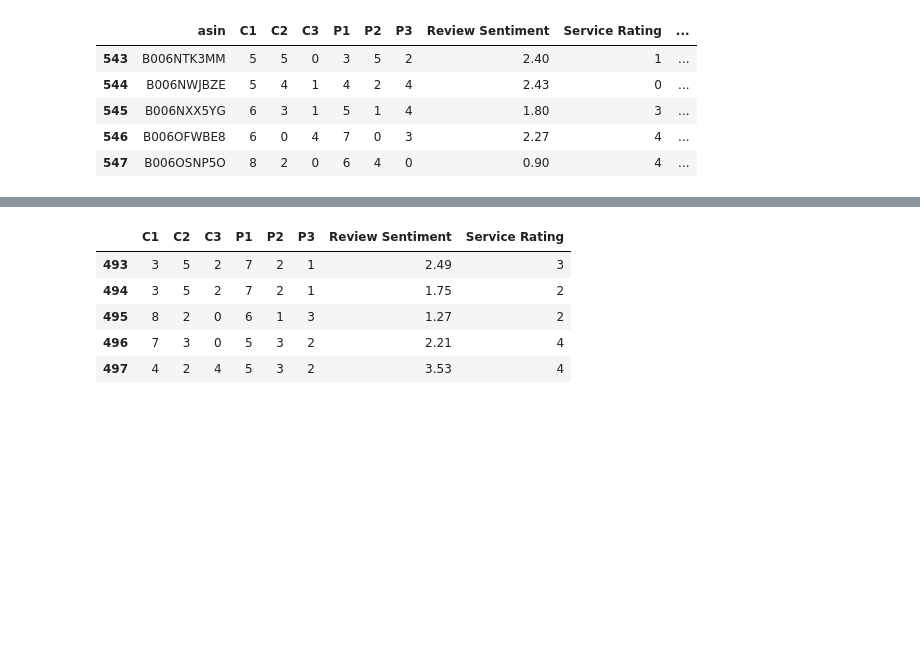
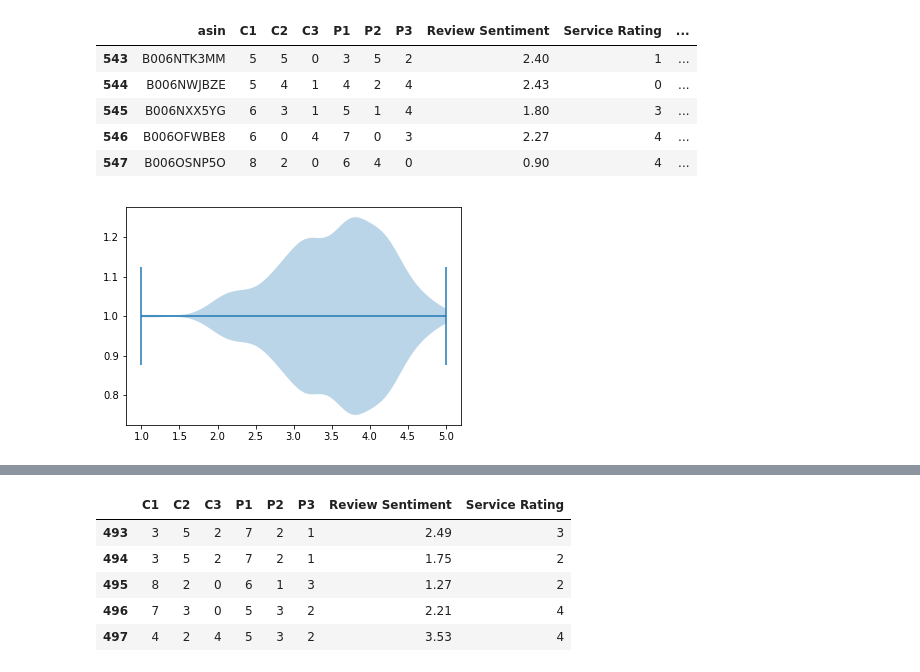
Before and after one commit to pl366/dellFlask, a Jupyter notebook: CS_ML.ipynb, the cells around one changed output, grey strips where cells are left out. Drawn from its saved outputs; the diff is of its cells as text; code cells hidden in the pictures; blank space fills up the shorter version.

```diff
--- a/CS_ML.ipynb
+++ b/CS_ML.ipynb
@@ -19,3 +23,12 @@ data.tail(5)
 # %%
 train = data[data.columns[1:9]][0:498]
 target = data['Customer Sentiment'][0:498]
+# %%
+fig, ax = plt.subplots()
+
+ax.violinplot(target, vert=False)
+
+# Show the plot
+plt.show()
+# %% [output]
+[figure, added]
```
Also changed, not shown: parts of 21 cells of this notebook, 2 other files.
